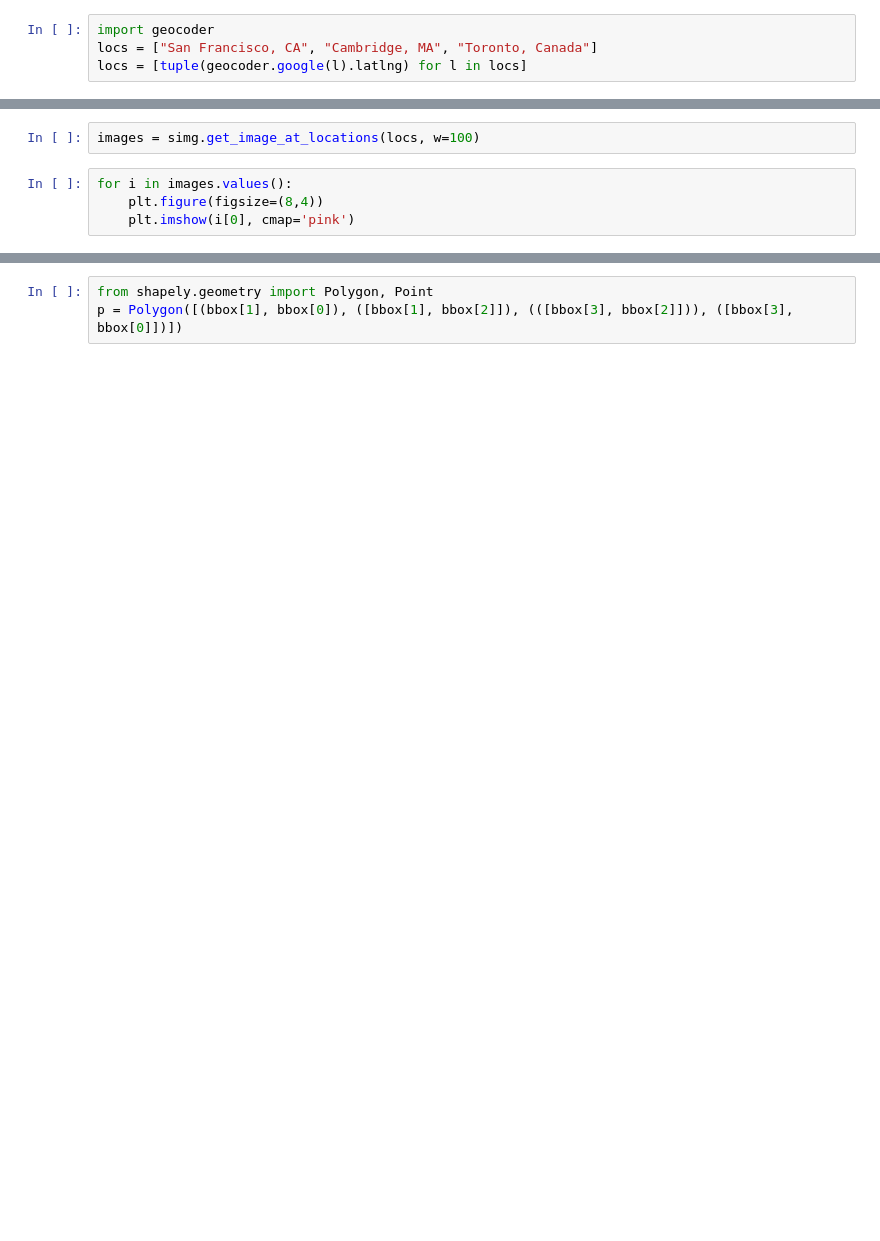
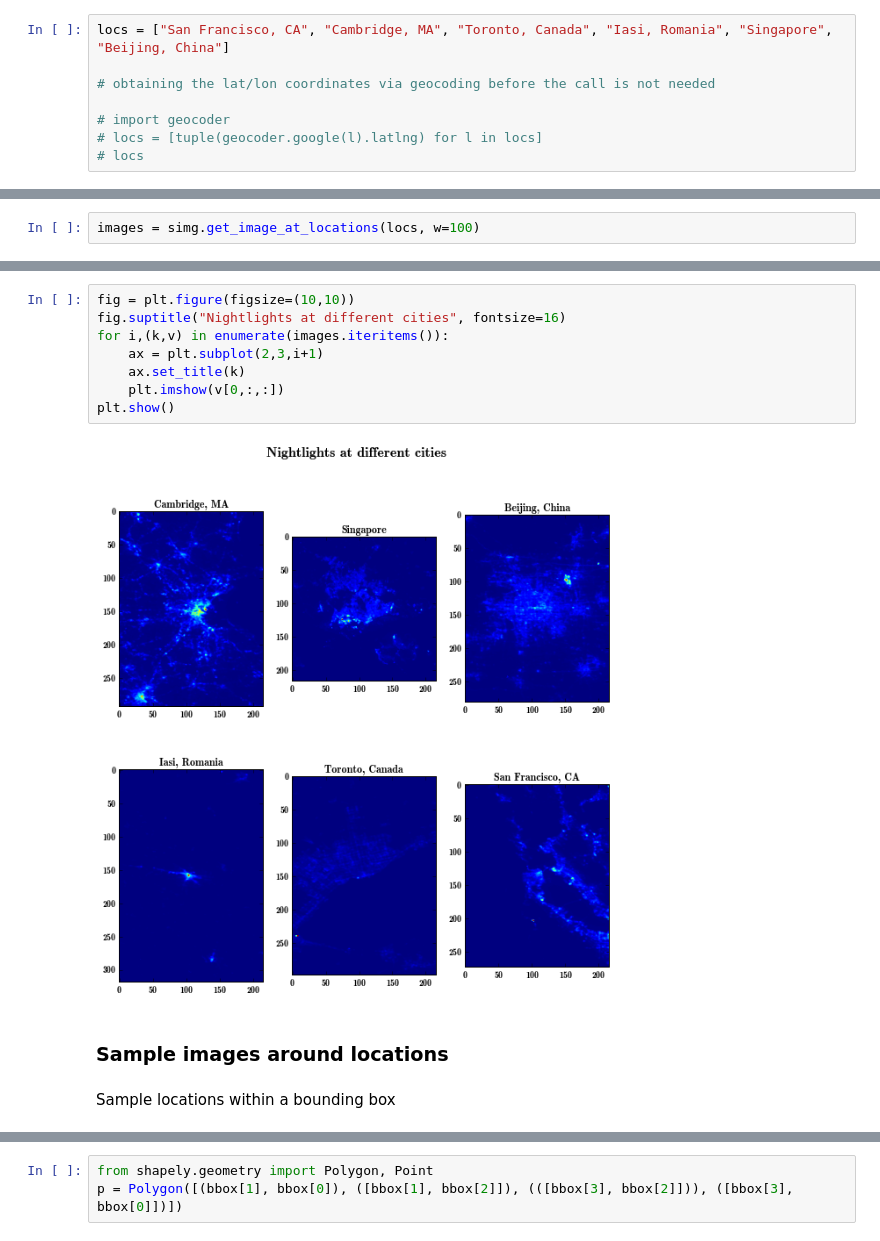
Before and after one commit to adrianalbert/pysatapi, a Jupyter notebook: satimage-processing/SatImage Tutorial - NightSat and VIIRS night lights data.ipynb, the cells around one changed output, grey strips where cells are left out. Cells and saved outputs as stored; diff of their text form; blank space fills up the shorter version.

```diff
--- a/satimage-processing/SatImage Tutorial - NightSat and VIIRS night lights data.ipynb
+++ b/satimage-processing/SatImage Tutorial - NightSat and VIIRS night lights data.ipynb
@@ -156,4 +90,8 @@ plt.imshow(img[0], cmap='pink')
 # %%
-import geocoder
-locs = ["San Francisco, CA", "Cambridge, MA", "Toronto, Canada"]
-locs = [tuple(geocoder.google(l).latlng) for l in locs]
+locs = ["San Francisco, CA", "Cambridge, MA", "Toronto, Canada", "Iasi, Romania", "Singapore", "Beijing, China"]
+
+# obtaining the lat/lon coordinates via geocoding before the call is not needed
+
+# import geocoder
+# locs = [tuple(geocoder.google(l).latlng) for l in locs]
+# locs
@@ -162,6 +98,2 @@ locs
 # %%
 images = simg.get_image_at_locations(locs, w=100)
-# %%
-for i in images.values():
-    plt.figure(figsize=(8,4))
-    plt.imshow(i[0], cmap='pink')
@@ -167,0 +109,14 @@ for i in images.values():
+# %%
+fig = plt.figure(figsize=(10,10))
+fig.suptitle("Nightlights at different cities", fontsize=16)
+for i,(k,v) in enumerate(images.iteritems()):
+    ax = plt.subplot(2,3,i+1)
+    ax.set_title(k)
+    plt.imshow(v[0,:,:])
+plt.show()
+# %% [output]
+[figure, added]
+# %% [markdown]
+### Sample images around locations
+# %% [markdown]
+Sample locations within a bounding box
```
Also changed, not shown: parts of 63 cells of this notebook, 14 other files.
